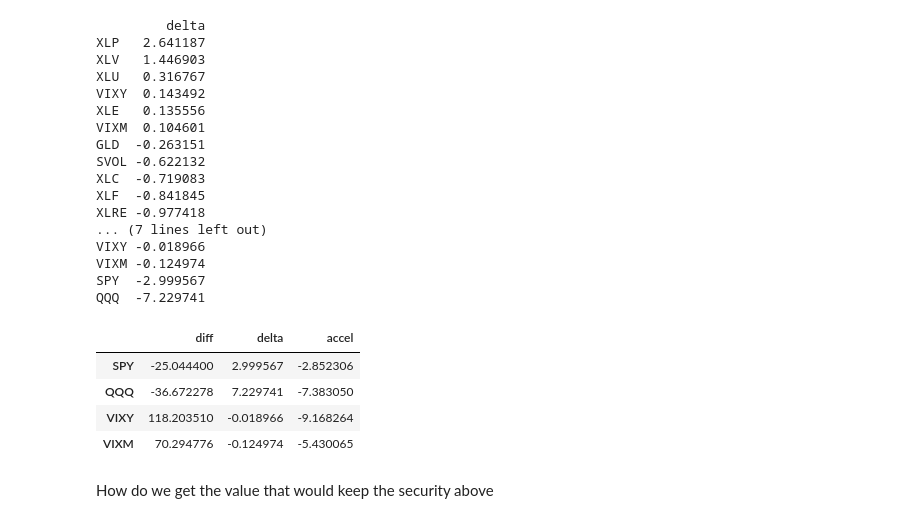
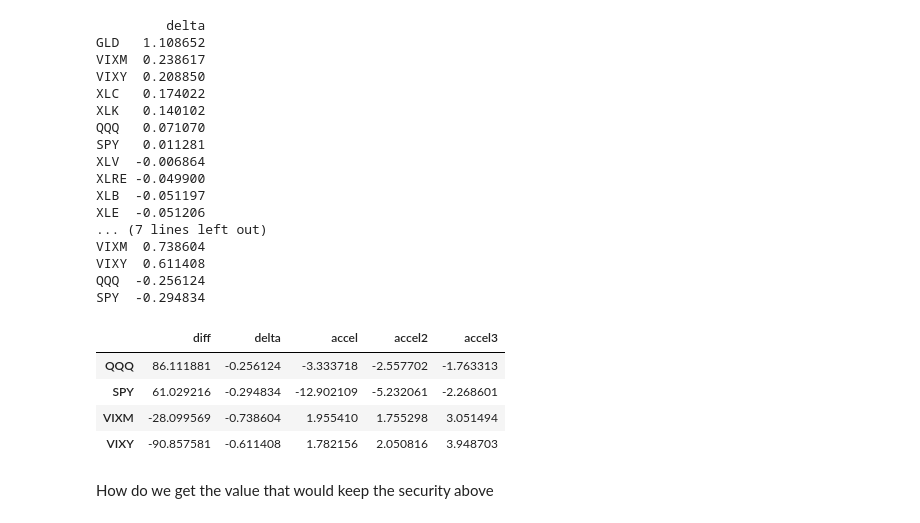
Before and after one commit to q-vo/ema_sma, a Jupyter notebook: sector_ema_sma_diff.ipynb, the cells around one changed output. Saved outputs shown, nothing was run; the diff lists cells and outputs as text; code cells hidden in the pictures.

```diff
--- a/sector_ema_sma_diff.ipynb
+++ b/sector_ema_sma_diff.ipynb
@@ -16,10 +16,10 @@ df_sector_vwap.index = pd.to_datetime(df_list[0]['timestamp'], unit='ms')
 df_sector_vwap.index = pd.to_datetime(df_sector_vwap.index.date)
 # %%
 today = str(datetime.now())
-SPY_today = 474.84
-QQQ_today = 409.16
-VIXY_today = 15.5
-VIXM_today = 16.2
+SPY_today = 509.75
+QQQ_today = 432.29
+VIXY_today = 13.11
+VIXM_today = 15.3
 
 current_value = { 'SPY' : {today : SPY_today}, 'QQQ' : {today : QQQ_today}, 'VIXY' : {today : VIXY_today}, 'VIXM' : {today : VIXM_today}}
 
@@ -142,43 +142,49 @@ print(index_diff_delta_disp)
 #sector_diff_delta['delta_func'] = ta.ROCR100(sector_diff.values, timeperiod=3)
 # %% [output]
          delta
-XLP   2.641187
-XLV   1.446903
-XLU   0.316767
-VIXY  0.143492
-XLE   0.135556
-VIXM  0.104601
-GLD  -0.263151
-SVOL -0.622132
-XLC  -0.719083
-XLF  -0.841845
-XLRE -0.977418
+GLD   1.108652
+VIXM  0.238617
+VIXY  0.208850
+XLC   0.174022
+XLK   0.140102
+QQQ   0.071070
+SPY   0.011281
+XLV  -0.006864
+XLRE -0.049900
+XLB  -0.051197
+XLE  -0.051206
 ... (7 lines left out)
-VIXY -0.018966
-VIXM -0.124974
-SPY  -2.999567
-QQQ  -7.229741
+VIXM  0.738604
+VIXY  0.611408
+QQQ  -0.256124
+SPY  -0.294834
 # %%
 sector_diff_delta = sector_diff.pct_change(2)
 index_diff_today_delta = index_diff_today.pct_change(2)
 sector_diff_accel = sector_diff_delta.pct_change(2)
 index_diff_today_accel = index_diff_today_delta.pct_change(2)
+index_diff_today_accel2 = index_diff_today_delta.pct_change(3)
+index_diff_today_accel3 = index_diff_today_delta.pct_change(4
+                                                            )
 # %%
 #How to concat the last row of each df ---
 
 sector_snapshot = pd.concat([sector_diff.iloc[-1], sector_diff_delta.iloc[-1], sector_diff_accel.iloc[-1]], axis=1)
 sector_snapshot.columns = ['diff', 'delta', 'accel']
 sector_snapshot
 
-index_snapshot = pd.concat([index_diff_today.iloc[-1], index_diff_today_delta.iloc[-1], index_diff_today_accel.iloc[-1]], axis=1)
-index_snapshot.columns = ['diff', 'delta', 'accel']
-index_snapshot
+index_snapshot = pd.concat([index_diff_today.iloc[-1], index_diff_today_delta.iloc[-1], index_diff_today_accel.iloc[-1], index_diff_today_accel2.iloc[-1], index_diff_today_accel3.iloc[-1]], axis=1)
+index_snapshot.columns = ['diff', 'delta', 'accel', 'accel2', 'accel3']
+
+index_snapshot.sort_values('diff', ascending=False)
+
+#This one is pretty legit
 # %% [output]
-|  | diff | delta | accel |
-| SPY | -25.044400 | 2.999567 | -2.852306 |
-| QQQ | -36.672278 | 7.229741 | -7.383050 |
-| VIXY | 118.203510 | -0.018966 | -9.168264 |
-| VIXM | 70.294776 | -0.124974 | -5.430065 |
+|  | diff | delta | accel | accel2 | accel3 |
+| QQQ | 86.111881 | -0.256124 | -3.333718 | -2.557702 | -1.763313 |
+| SPY | 61.029216 | -0.294834 | -12.902109 | -5.232061 | -2.268601 |
+| VIXM | -28.099569 | -0.738604 | 1.955410 | 1.755298 | 3.051494 |
+| VIXY | -90.857581 | -0.611408 | 1.782156 | 2.050816 | 3.948703 |
 # %% [markdown]
 How do we get the value that would keep the security above
 # %%
```
Also changed, not shown: parts of 9 cells of this notebook, 22 other files.
